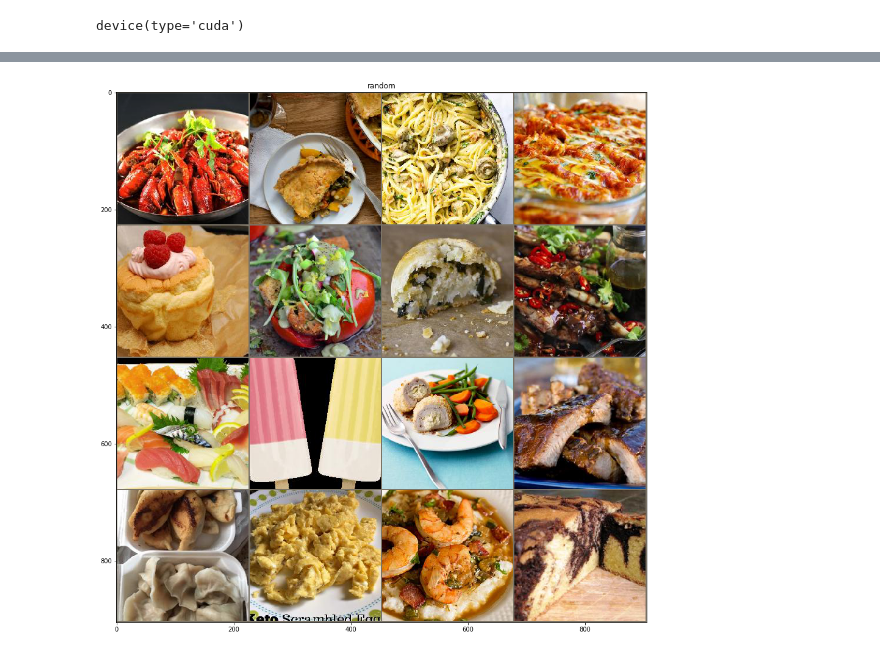
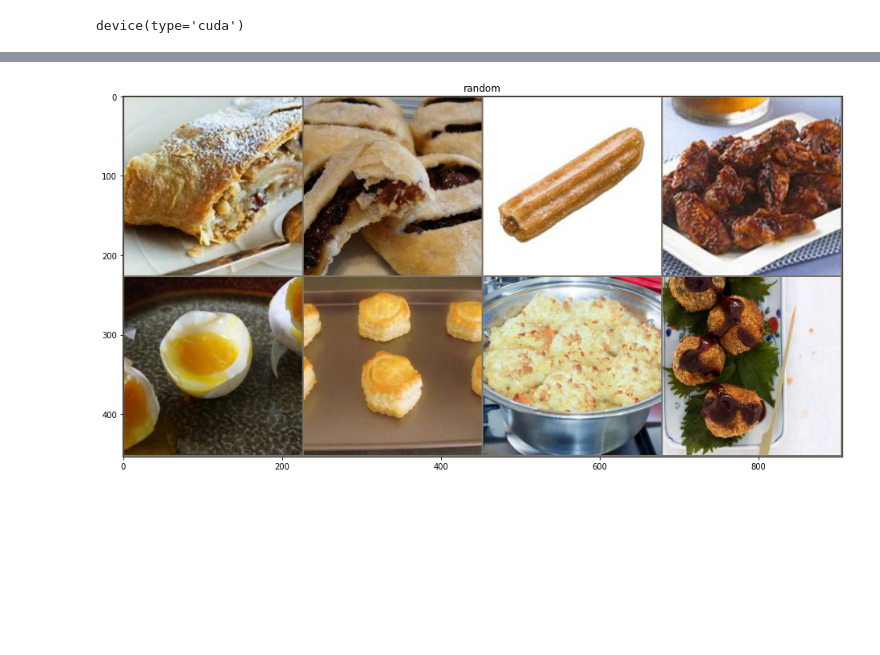
Before and after one commit to yonigottesman/deepfood, a Jupyter notebook: notebooks/train_model.ipynb, the cells around one changed output, grey strips where cells are left out. Saved outputs shown, nothing was run; the diff lists cells and outputs as text; code cells hidden in the pictures; blank space fills up the shorter version.

```diff
--- a/notebooks/train_model.ipynb
+++ b/notebooks/train_model.ipynb
@@ -55,7 +51,7 @@ test_transform = transforms.Compose([
                          std=std)
 ])
 # %%
-def imshow(img, title='', std=std, mean=mean):
+def my_imshow(img, title='', std=std, mean=mean):
     img = img.permute(1,2,0).cpu()
     img = img * torch.tensor(std) + torch.tensor(mean)
     img = np.clip(img, 0, 1)
@@ -91,9 +86,9 @@ val_dataset = IFoodDataset(root_path/val_labels_csv, root_path/val_data_path, te
 val_dataloader = torch.utils.data.DataLoader(val_dataset, batch_size=bs, shuffle=True,num_workers=4)
 # %%
 batch = next(iter(val_dataloader))
-imshow(vutils.make_grid(batch['image'][:16], nrow=4, padding=2), 'random')
+my_imshow(vutils.make_grid(batch['image'][:8], nrow=4, padding=2), 'random')
 # %% [output]
-[figure, old version]
+[figure, new version]
 # %%
 # fit/test functions
 def fit(iterator, model, optimizer, criterion):
```
Also changed, not shown: parts of 18 cells of this notebook, 2 other files.
